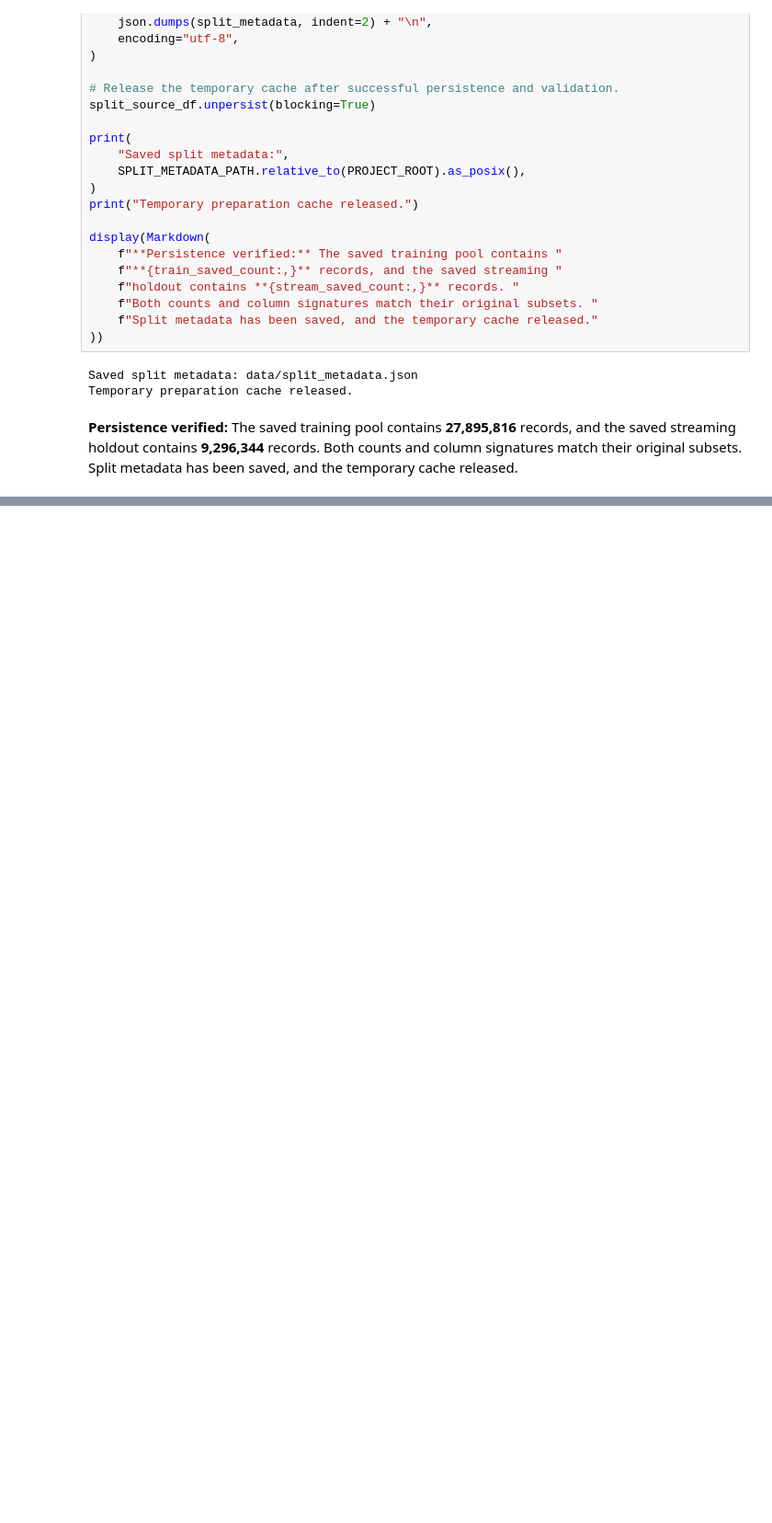
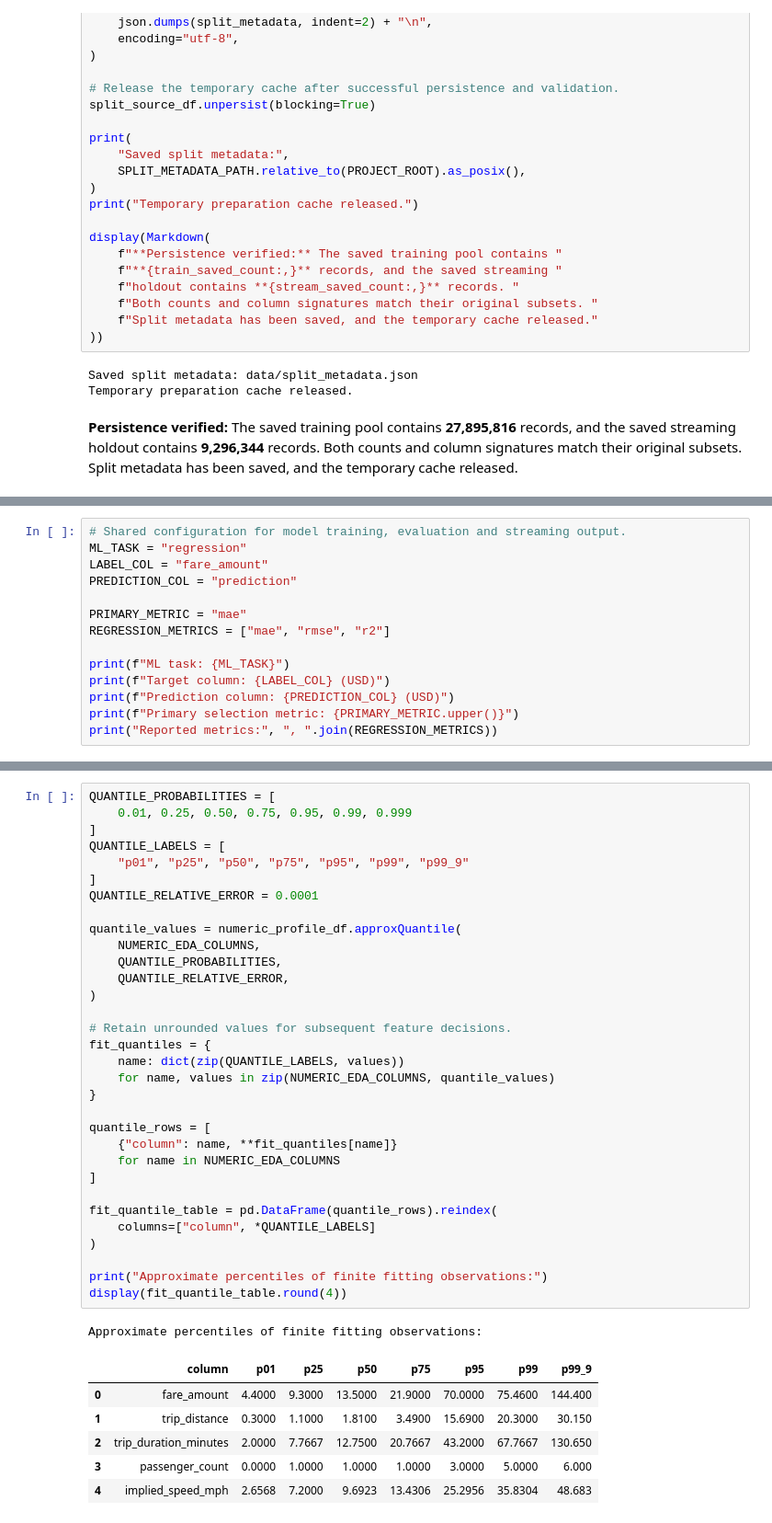
Before and after one commit to hncha9-eng/ITO5202_Ass2_27602966, a Jupyter notebook: assessment2.ipynb, the cells around one changed output, grey strips where cells are left out. Shown at 92% size. Drawn from its saved outputs; the diff is of its cells as text; blank space fills up the shorter version.

Commit message:
Explore training data and implement feature engineering

```diff
--- a/assessment2.ipynb
+++ b/assessment2.ipynb
@@ -1326,0 +1563,14 @@ Temporary preparation cache released.
+# %%
+# Shared configuration for model training, evaluation and streaming output.
+ML_TASK = "regression"
+LABEL_COL = "fare_amount"
+PREDICTION_COL = "prediction"
+
+PRIMARY_METRIC = "mae"
+REGRESSION_METRICS = ["mae", "rmse", "r2"]
+
+print(f"ML task: {ML_TASK}")
+print(f"Target column: {LABEL_COL} (USD)")
+print(f"Prediction column: {PREDICTION_COL} (USD)")
+print(f"Primary selection metric: {PRIMARY_METRIC.upper()}")
+print("Reported metrics:", ", ".join(REGRESSION_METRICS))
@@ -1326,0 +1732,40 @@ Temporary preparation cache released.
+# %%
+QUANTILE_PROBABILITIES = [
+    0.01, 0.25, 0.50, 0.75, 0.95, 0.99, 0.999
+]
+QUANTILE_LABELS = [
+    "p01", "p25", "p50", "p75", "p95", "p99", "p99_9"
+]
+QUANTILE_RELATIVE_ERROR = 0.0001
+
+quantile_values = numeric_profile_df.approxQuantile(
+    NUMERIC_EDA_COLUMNS,
+    QUANTILE_PROBABILITIES,
+    QUANTILE_RELATIVE_ERROR,
+)
+
+# Retain unrounded values for subsequent feature decisions.
+fit_quantiles = {
+    name: dict(zip(QUANTILE_LABELS, values))
+    for name, values in zip(NUMERIC_EDA_COLUMNS, quantile_values)
+}
+
+quantile_rows = [
+    {"column": name, **fit_quantiles[name]}
+    for name in NUMERIC_EDA_COLUMNS
+]
+
+fit_quantile_table = pd.DataFrame(quantile_rows).reindex(
+    columns=["column", *QUANTILE_LABELS]
+)
+
+print("Approximate percentiles of finite fitting observations:")
+display(fit_quantile_table.round(4))
+# %% [output]
+Approximate percentiles of finite fitting observations:
+|  | column | p01 | p25 | p50 | p75 | p95 | p99 | p99_9 |
+| 0 | fare_amount | 4.4000 | 9.3000 | 13.5000 | 21.9000 | 70.0000 | 75.4600 | 144.400 |
+| 1 | trip_distance | 0.3000 | 1.1000 | 1.8100 | 3.4900 | 15.6900 | 20.3000 | 30.150 |
+| 2 | trip_duration_minutes | 2.0000 | 7.7667 | 12.7500 | 20.7667 | 43.2000 | 67.7667 | 130.650 |
+| 3 | passenger_count | 0.0000 | 1.0000 | 1.0000 | 1.0000 | 3.0000 | 5.0000 | 6.000 |
+| 4 | implied_speed_mph | 2.6568 | 7.2000 | 9.6923 | 13.4306 | 25.2956 | 35.8304 | 48.683 |
```
Also changed, not shown: parts of 71 cells of this notebook, 1 other file.
